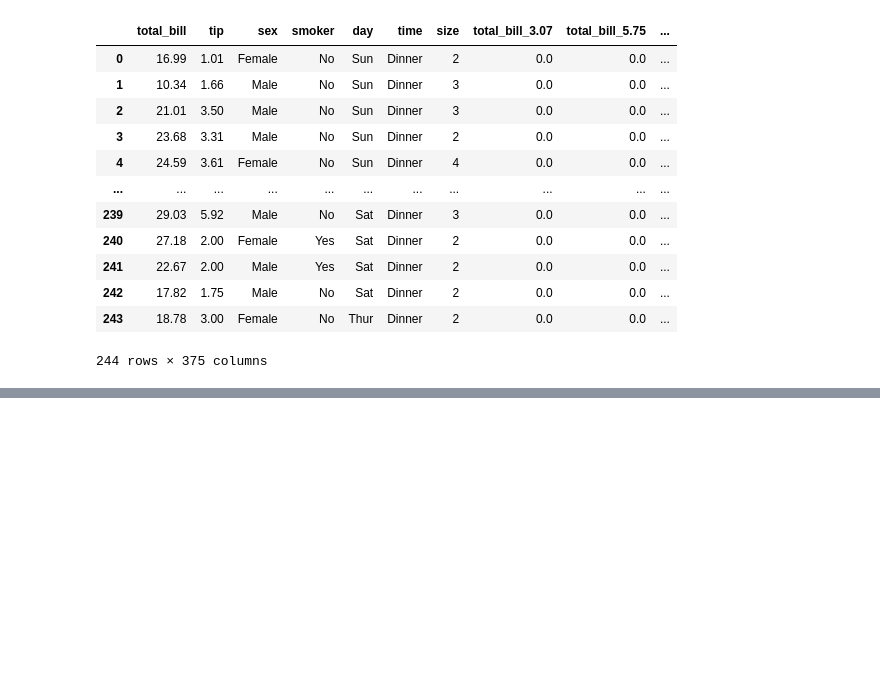
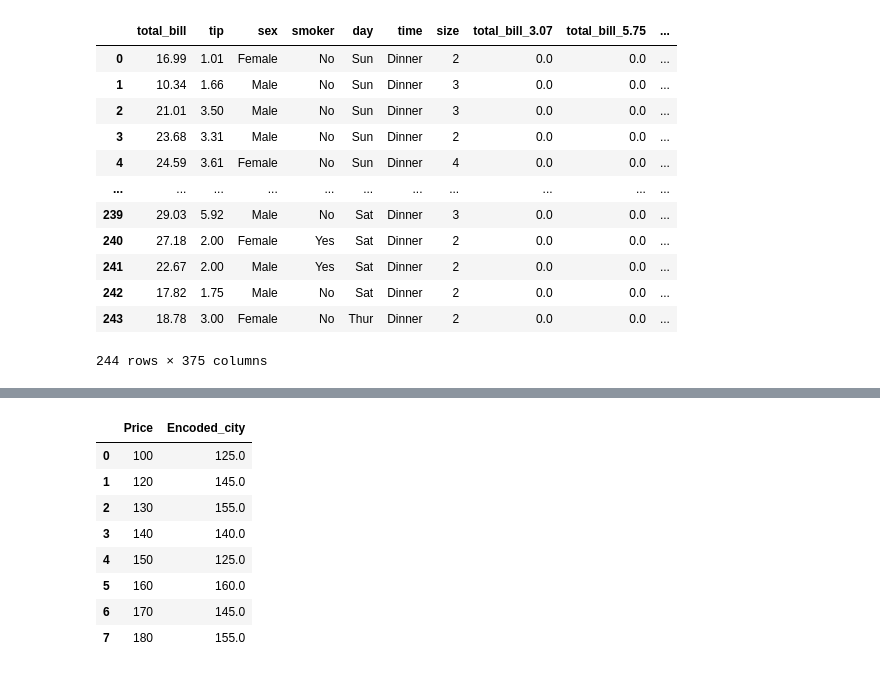
Before and after one commit to ArunNegi112/feature-engineering-eda, a Jupyter notebook: Feature_engineering/Data_encoding.ipynb, the cells around one changed output, grey strips where cells are left out. Cells and saved outputs as stored; diff of their text form; code cells hidden in the pictures; blank space fills up the shorter version.

```diff
--- a/Feature_engineering/Data_encoding.ipynb
+++ b/Feature_engineering/Data_encoding.ipynb
@@ -128,0 +268,12 @@ final_df
+# %%
+data[['Price','Encoded_city']]
+# %% [output]
+|  | Price | Encoded_city |
+| 0 | 100 | 125.0 |
+| 1 | 120 | 145.0 |
+| 2 | 130 | 155.0 |
+| 3 | 140 | 140.0 |
+| 4 | 150 | 125.0 |
+| 5 | 160 | 160.0 |
+| 6 | 170 | 145.0 |
+| 7 | 180 | 155.0 |
```
Also changed, not shown: parts of 17 cells of this notebook.
